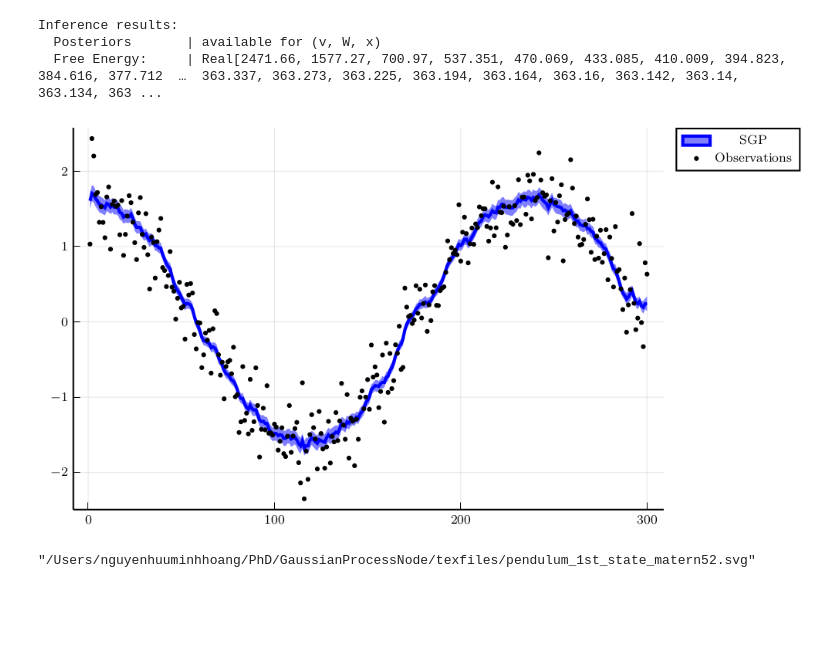
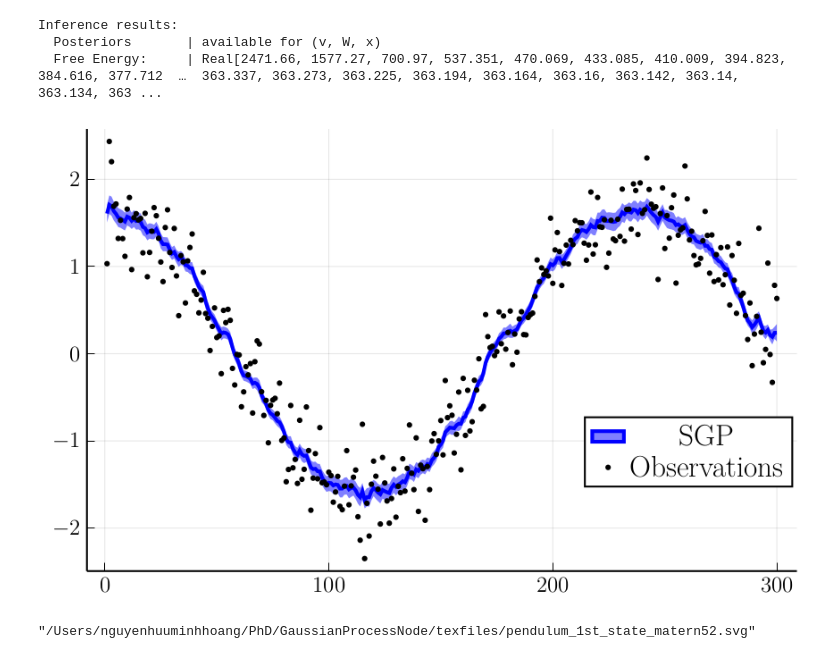
Before and after one commit to biaslab/GaussianProcessNode, a Jupyter notebook: experiments/Pendulum_Matern52.ipynb, the cells around one changed output. Cells and saved outputs as stored; diff of their text form; code cells hidden in the pictures; blank space fills up the shorter version.

```diff
--- a/experiments/Pendulum_Matern52.ipynb
+++ b/experiments/Pendulum_Matern52.ipynb
@@ -166,9 +166,9 @@ end
 # %% [output]
 learn_params (generic function with 1 method)
 # %%
-θ_init = StatsFuns.invsoftplus.([1.,1.,1.]);
-@time θ_optimal = learn_params(θ_init); #approx 19min
+# θ_init = StatsFuns.invsoftplus.([1.,1.,1.]);
+# @time θ_optimal = learn_params(θ_init); #approx 19min
 
 ### If you can't wait, load the optimal hyperparameters
-# θ_optimal = load("../savefiles/params_opt_pendulum_matern52.jld")["params"]
+θ_optimal = load("../savefiles/params_opt_pendulum_matern52.jld")["params"]
 # %% [output]
@@ -210,11 +209,13 @@ qw_gp = infer_result_gp.posteriors[:W];
 # %%
 plot(getindex.(mean.(qx_gp),1),ribbon = sqrt.(getindex.(var.(qx_gp),1)),label="SGP",
      lw = 2,
-     color=:blue)
+     color=:blue,
+     legend_position=(0.7,0.35),
+    fontfamily="monospace",legendfontsize=16, tickfontsize=12,guidefontsize=16)
 
 scatter!(getindex.(y_train,1), markersize=1.5, label="Observations",color=:black)
 # %% [output]
-[figure, old version]
+[figure, new version]
 # %%
 savefig("../texfiles/pendulum_1st_state_matern52.svg")
 # %% [output]
```
Also changed, not shown: parts of 2 cells of this notebook, 2 other files.
